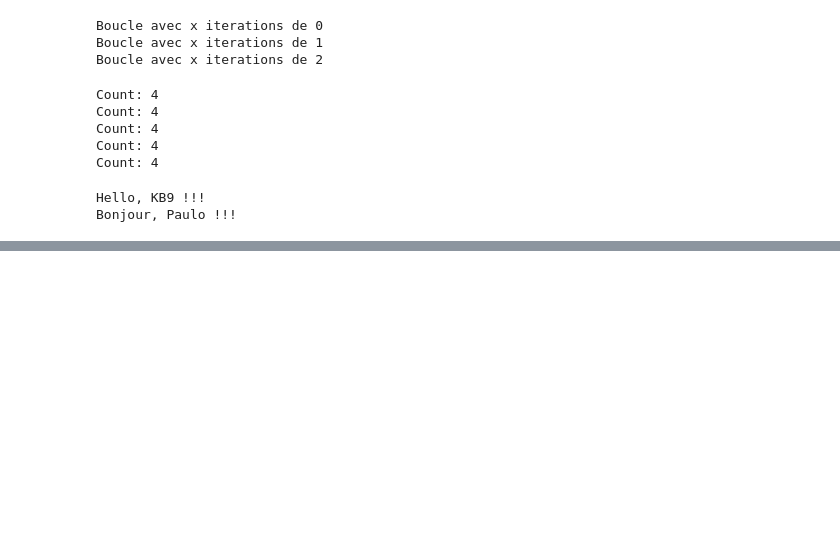
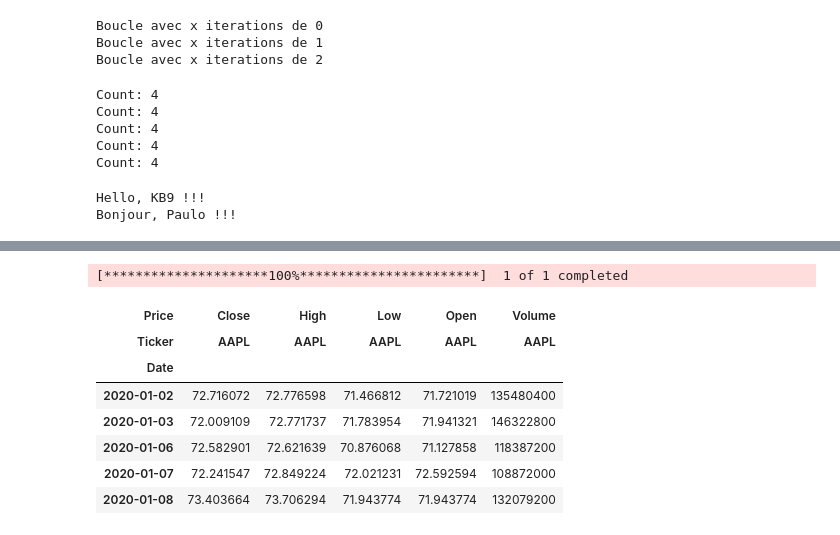
Before and after one commit to MalekGroune57/IAE_METZ_DATA_2025_GRP3, a Jupyter notebook: TD_DATA4FUNDS.ipynb, the cells around one changed output, grey strips where cells are left out. Drawn from its saved outputs; the diff is of its cells as text; code cells hidden in the pictures; blank space fills up the shorter version.

```diff
--- a/TD_DATA4FUNDS.ipynb
+++ b/TD_DATA4FUNDS.ipynb
@@ -109,0 +262,14 @@ Bonjour, Paulo !!!
+# %%
+#Downlad stock data for a specific stock (e.g. apple) from Yahoo Finance
+stock = yf.download('AAPL', start='2020-01-01', end='2025-01-01')
+stock.head() #vérifier la gueule des données
+# %% [output]
+[*********************100%***********************]  1 of 1 completed
+| Price | Close | High | Low | Open | Volume |
+| Ticker | AAPL | AAPL | AAPL | AAPL | AAPL |
+| Date |  |  |  |  |  |
+| 2020-01-02 | 72.716072 | 72.776598 | 71.466812 | 71.721019 | 135480400 |
+| 2020-01-03 | 72.009109 | 72.771737 | 71.783954 | 71.941321 | 146322800 |
+| 2020-01-06 | 72.582901 | 72.621639 | 70.876068 | 71.127858 | 118387200 |
+| 2020-01-07 | 72.241547 | 72.849224 | 72.021231 | 72.592594 | 108872000 |
+| 2020-01-08 | 73.403664 | 73.706294 | 71.943774 | 71.943774 | 132079200 |
```
Also changed, not shown: parts of 25 cells of this notebook.
